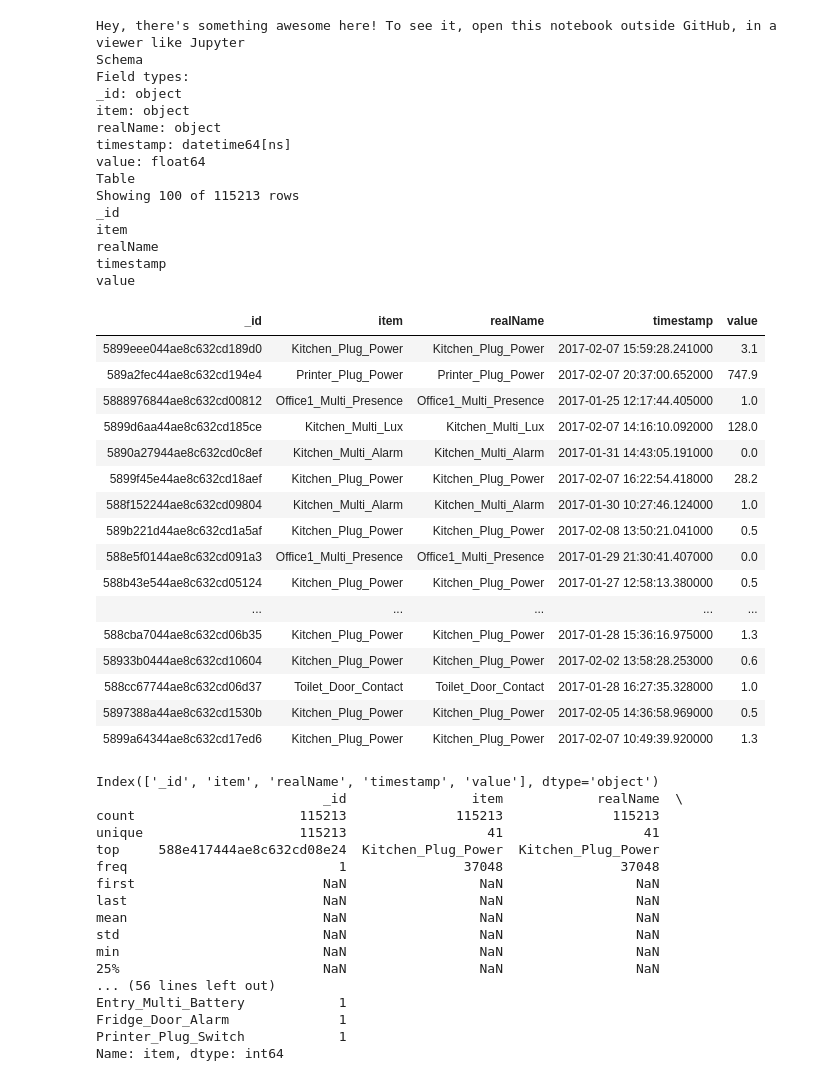
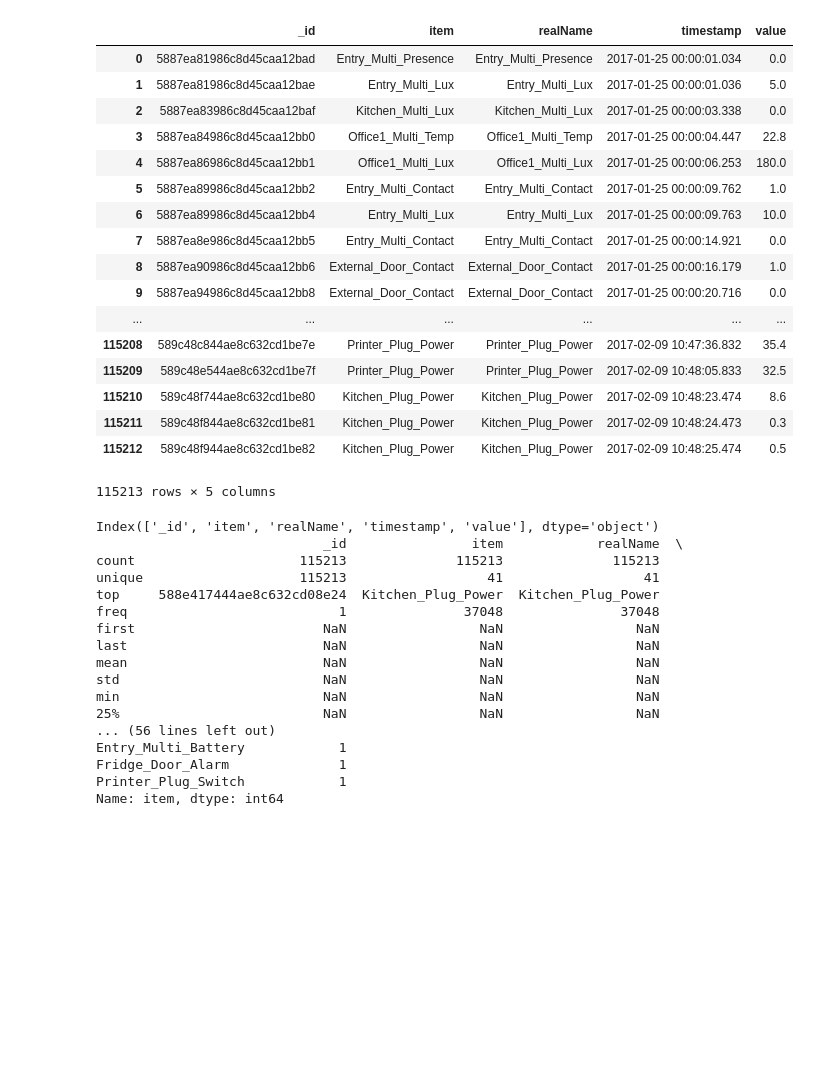
Before and after one commit to marc-hanheide/jupyter-notebooks, a Jupyter notebook: HAB analysis.ipynb, the cells around one changed output. Saved outputs shown, nothing was run; the diff lists cells and outputs as text; code cells hidden in the pictures; blank space fills up the shorter version.

```diff
--- a/HAB analysis.ipynb
+++ b/HAB analysis.ipynb
@@ -25,41 +35,27 @@ df.value = pd.to_numeric(df.value, errors='coerce')
 115213
 # %%
 import pixiedust
-
-display(df)
+from metakernel.display import display
+display((df))
 # %% [output]
+|  | _id | item | realName | timestamp | value |
+| 0 | 5887ea81986c8d45caa12bad | Entry_Multi_Presence | Entry_Multi_Presence | 2017-01-25 00:00:01.034 | 0.0 |
+| 1 | 5887ea81986c8d45caa12bae | Entry_Multi_Lux | Entry_Multi_Lux | 2017-01-25 00:00:01.036 | 5.0 |
+| 2 | 5887ea83986c8d45caa12baf | Kitchen_Multi_Lux | Kitchen_Multi_Lux | 2017-01-25 00:00:03.338 | 0.0 |
+| 3 | 5887ea84986c8d45caa12bb0 | Office1_Multi_Temp | Office1_Multi_Temp | 2017-01-25 00:00:04.447 | 22.8 |
+| 4 | 5887ea86986c8d45caa12bb1 | Office1_Multi_Lux | Office1_Multi_Lux | 2017-01-25 00:00:06.253 | 180.0 |
+| 5 | 5887ea89986c8d45caa12bb2 | Entry_Multi_Contact | Entry_Multi_Contact | 2017-01-25 00:00:09.762 | 1.0 |
+| 6 | 5887ea89986c8d45caa12bb4 | Entry_Multi_Lux | Entry_Multi_Lux | 2017-01-25 00:00:09.763 | 10.0 |
+| 7 | 5887ea8e986c8d45caa12bb5 | Entry_Multi_Contact | Entry_Multi_Contact | 2017-01-25 00:00:14.921 | 0.0 |
+| 8 | 5887ea90986c8d45caa12bb6 | External_Door_Contact | External_Door_Contact | 2017-01-25 00:00:16.179 | 1.0 |
+| 9 | 5887ea94986c8d45caa12bb8 | External_Door_Contact | External_Door_Contact | 2017-01-25 00:00:20.716 | 0.0 |
+| ... | ... | ... | ... | ... | ... |
+| 115208 | 589c48c844ae8c632cd1be7e | Printer_Plug_Power | Printer_Plug_Power | 2017-02-09 10:47:36.832 | 35.4 |
+| 115209 | 589c48e544ae8c632cd1be7f | Printer_Plug_Power | Printer_Plug_Power | 2017-02-09 10:48:05.833 | 32.5 |
+| 115210 | 589c48f744ae8c632cd1be80 | Kitchen_Plug_Power | Kitchen_Plug_Power | 2017-02-09 10:48:23.474 | 8.6 |
+| 115211 | 589c48f844ae8c632cd1be81 | Kitchen_Plug_Power | Kitchen_Plug_Power | 2017-02-09 10:48:24.473 | 0.3 |
+| 115212 | 589c48f944ae8c632cd1be82 | Kitchen_Plug_Power | Kitchen_Plug_Power | 2017-02-09 10:48:25.474 | 0.5 |
-Hey, there's something awesome here! To see it, open this notebook outside GitHub, in a viewer like Jupyter
-Schema
-Field types:
-_id: object
-item: object
-realName: object
-timestamp: datetime64[ns]
-value: float64
-Table
-Showing 100 of 115213 rows
-_id
-item
-realName
-timestamp
-value
+115213 rows × 5 columns
-| _id | item | realName | timestamp | value |
-| 5899eee044ae8c632cd189d0 | Kitchen_Plug_Power | Kitchen_Plug_Power | 2017-02-07 15:59:28.241000 | 3.1 |
-| 589a2fec44ae8c632cd194e4 | Printer_Plug_Power | Printer_Plug_Power | 2017-02-07 20:37:00.652000 | 747.9 |
-| 5888976844ae8c632cd00812 | Office1_Multi_Presence | Office1_Multi_Presence | 2017-01-25 12:17:44.405000 | 1.0 |
-| 5899d6aa44ae8c632cd185ce | Kitchen_Multi_Lux | Kitchen_Multi_Lux | 2017-02-07 14:16:10.092000 | 128.0 |
-| 5890a27944ae8c632cd0c8ef | Kitchen_Multi_Alarm | Kitchen_Multi_Alarm | 2017-01-31 14:43:05.191000 | 0.0 |
-| 5899f45e44ae8c632cd18aef | Kitchen_Plug_Power | Kitchen_Plug_Power | 2017-02-07 16:22:54.418000 | 28.2 |
-| 588f152244ae8c632cd09804 | Kitchen_Multi_Alarm | Kitchen_Multi_Alarm | 2017-01-30 10:27:46.124000 | 1.0 |
-| 589b221d44ae8c632cd1a5af | Kitchen_Plug_Power | Kitchen_Plug_Power | 2017-02-08 13:50:21.041000 | 0.5 |
-| 588e5f0144ae8c632cd091a3 | Office1_Multi_Presence | Office1_Multi_Presence | 2017-01-29 21:30:41.407000 | 0.0 |
-| 588b43e544ae8c632cd05124 | Kitchen_Plug_Power | Kitchen_Plug_Power | 2017-01-27 12:58:13.380000 | 0.5 |
-| ... | ... | ... | ... | ... |
-| 588cba7044ae8c632cd06b35 | Kitchen_Plug_Power | Kitchen_Plug_Power | 2017-01-28 15:36:16.975000 | 1.3 |
-| 58933b0444ae8c632cd10604 | Kitchen_Plug_Power | Kitchen_Plug_Power | 2017-02-02 13:58:28.253000 | 0.6 |
-| 588cc67744ae8c632cd06d37 | Toilet_Door_Contact | Toilet_Door_Contact | 2017-01-28 16:27:35.328000 | 1.0 |
-| 5897388a44ae8c632cd1530b | Kitchen_Plug_Power | Kitchen_Plug_Power | 2017-02-05 14:36:58.969000 | 0.5 |
-| 5899a64344ae8c632cd17ed6 | Kitchen_Plug_Power | Kitchen_Plug_Power | 2017-02-07 10:49:39.920000 | 1.3 |
 # %%
 print(df.columns)
 print(df.describe(include='all'))
```
Also changed, not shown: parts of 1 cell of this notebook, 2 other files.
